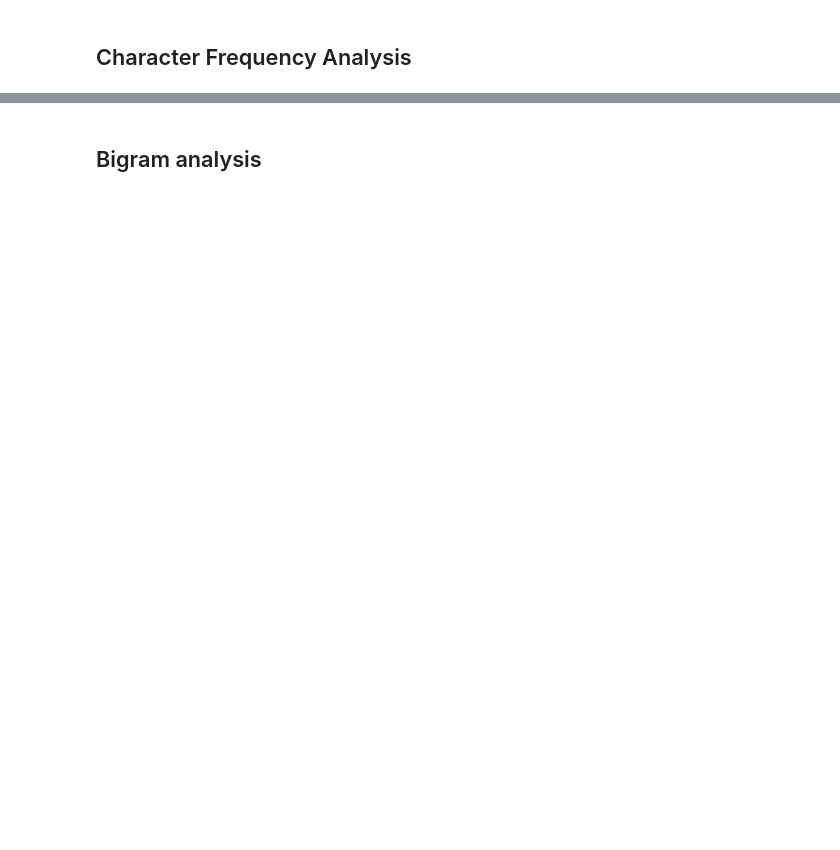
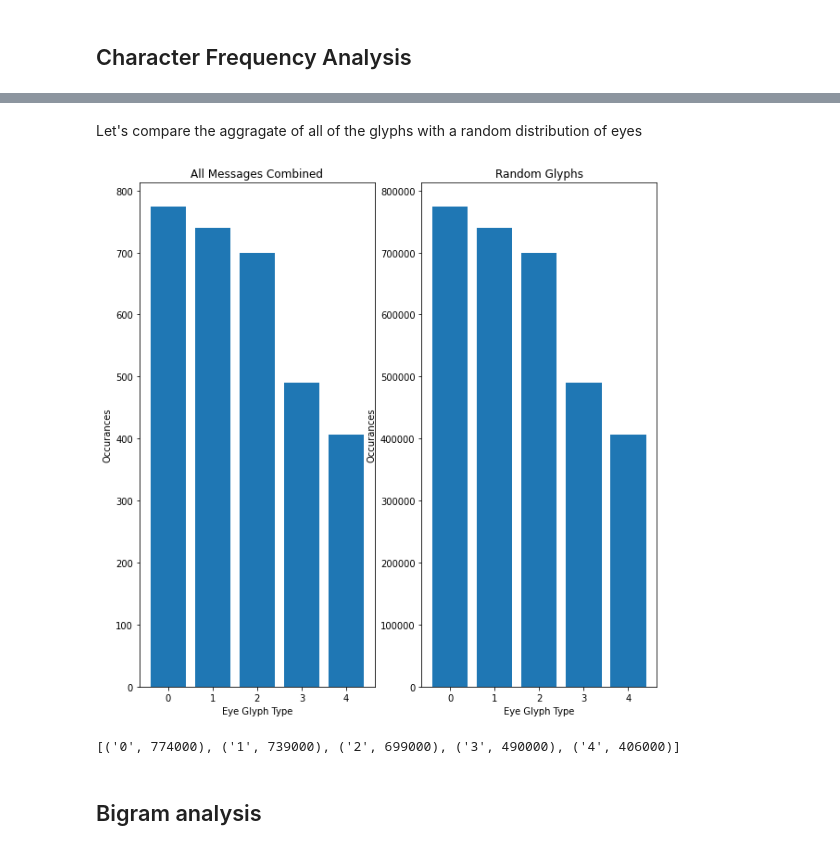
Before and after one commit to greystorm101/NoitaEyeCipherTools, a Jupyter notebook: cipher_vis.ipynb, the cells around one changed output, grey strips where cells are left out. Saved outputs shown, nothing was run; the diff lists cells and outputs as text; code cells hidden in the pictures; blank space fills up the shorter version.

```diff
--- a/cipher_vis.ipynb
+++ b/cipher_vis.ipynb
@@ -72,2 +113,37 @@ plt.show()
+# %% [markdown]
+Let's compare the aggragate of all of the glyphs with a random distribution of eyes
+# %%
+plt.figure(figsize=(10,10))
+eyes = Counter(combined_message.eyes)
+eyes = sorted(eyes.items())
+keys = [i[0] for i in eyes]
+vals = [i[1] for i in eyes]
+
+# Plot
+plt.subplot(1,2,1)
+plt.bar(keys, vals)
+plt.title("All Messages Combined")
+plt.xlabel("Eye Glyph Type")
+plt.ylabel("Occurances")
+
+rand_eyes = Counter(all_random_eyes.eyes)
+rand_eyes = sorted(rand_eyes.items())
+rand_keys = [i[0] for i in rand_eyes]
+rand_vals = [i[1] for i in rand_eyes]
+
+# Plot
+plt.subplot(1,2,2)
+plt.bar(rand_keys, rand_vals)
+plt.title("Random Glyphs")
+plt.xlabel("Eye Glyph Type")
+plt.ylabel("Occurances")
+
+plt.show()
+# %% [output]
+[figure, added]
+# %%
+rand_eyes
+# %% [output]
+[('0', 774000), ('1', 739000), ('2', 699000), ('3', 490000), ('4', 406000)]
 # %% [markdown]
 ## Bigram analysis
```
Also changed, not shown: parts of 12 cells of this notebook, 2 other files.
